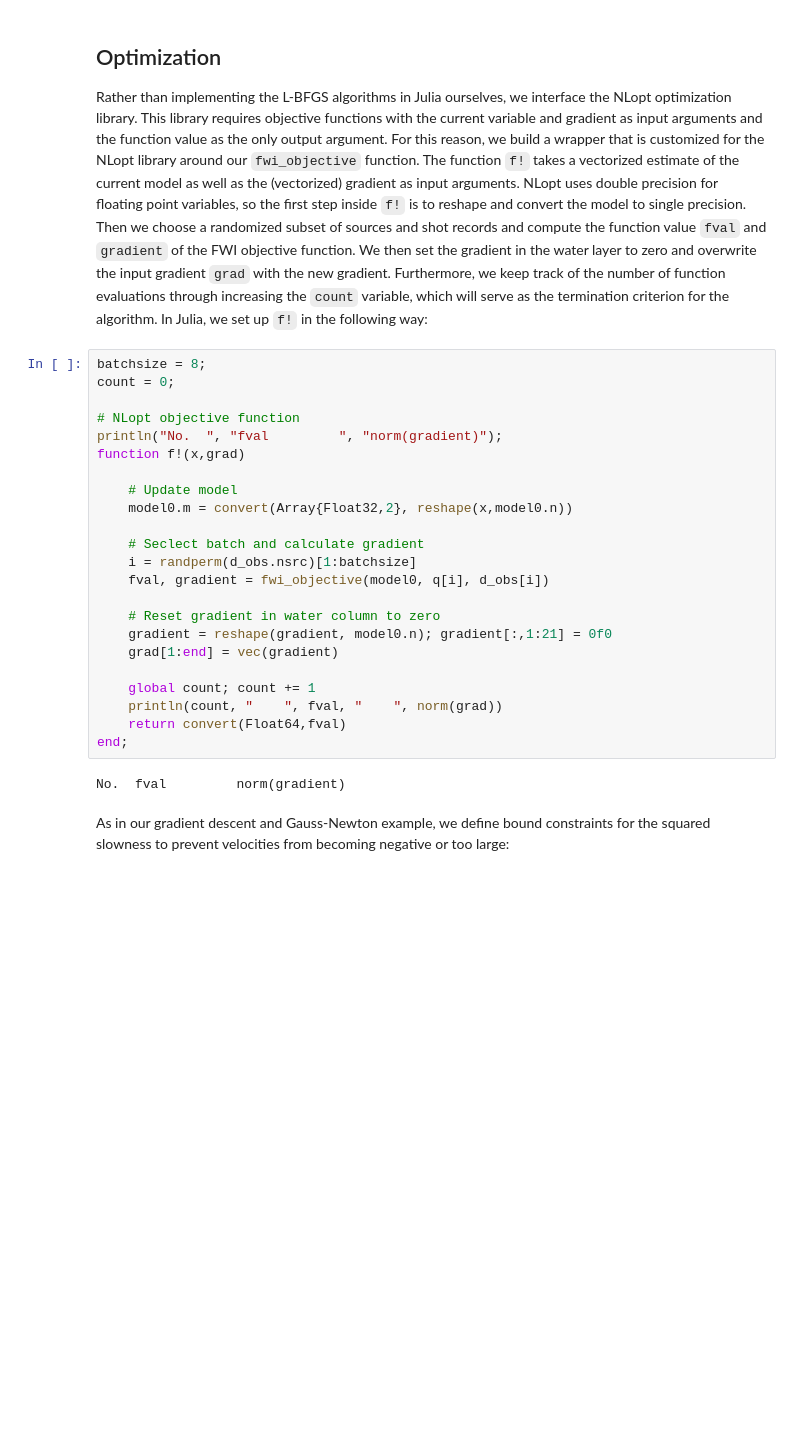
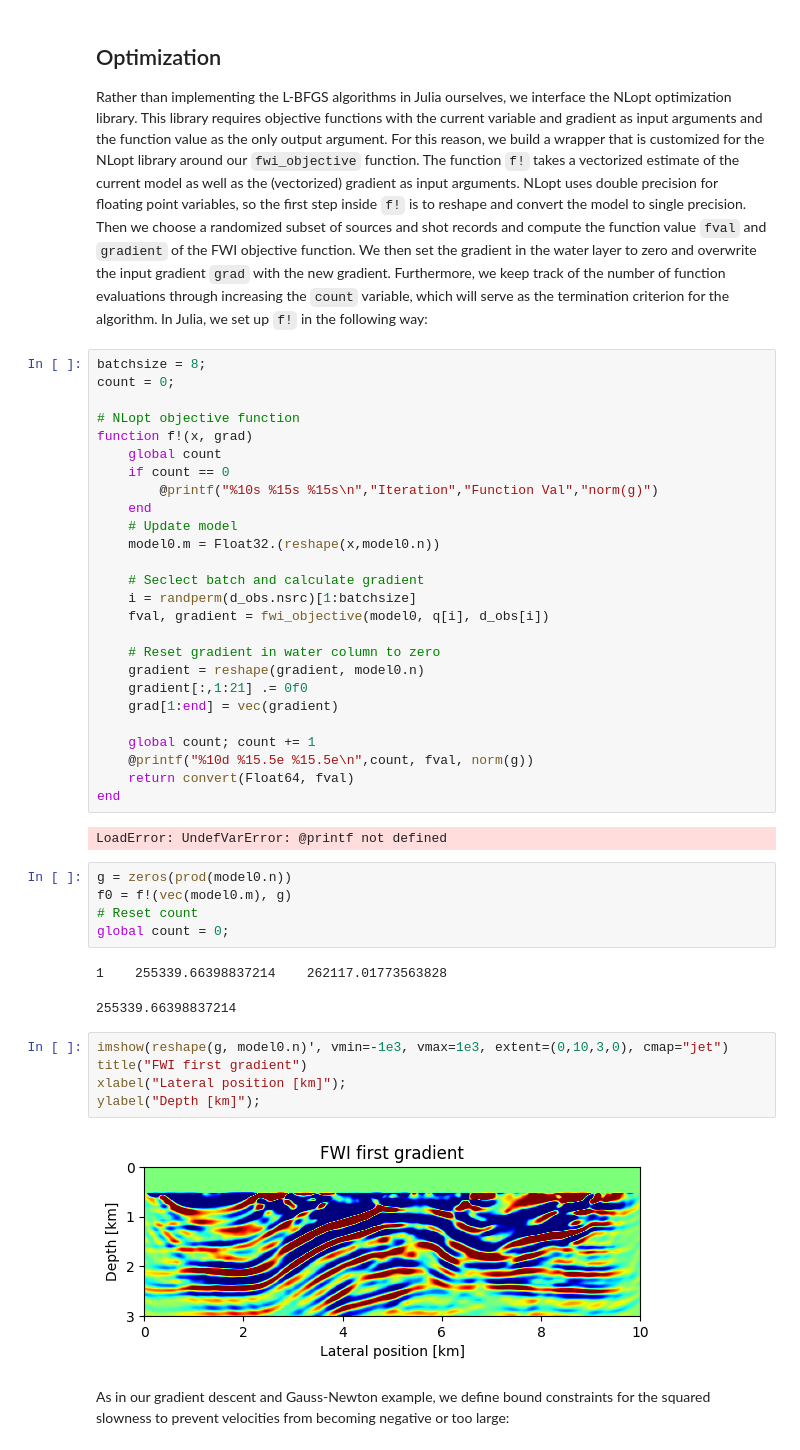
Before and after one commit to slimgroup/JUDI.jl, a Jupyter notebook: examples/notebooks/fwi_example_NLopt.ipynb, the cells around one changed output. Drawn from its saved outputs; the diff is of its cells as text; blank space fills up the shorter version.

```diff
--- a/examples/notebooks/fwi_example_NLopt.ipynb
+++ b/examples/notebooks/fwi_example_NLopt.ipynb
@@ -35,26 +60,44 @@ batchsize = 8;
 count = 0;
 
 # NLopt objective function
-println("No.  ", "fval         ", "norm(gradient)");
-function f!(x,grad)
-
+function f!(x, grad)
+    global count
+    if count == 0
+        @printf("%10s %15s %15s\n","Iteration","Function Val","norm(g)")
+    end
     # Update model
-    model0.m = convert(Array{Float32,2}, reshape(x,model0.n))
+    model0.m = Float32.(reshape(x,model0.n))
 
     # Seclect batch and calculate gradient
     i = randperm(d_obs.nsrc)[1:batchsize]
     fval, gradient = fwi_objective(model0, q[i], d_obs[i])
 
     # Reset gradient in water column to zero
-    gradient = reshape(gradient, model0.n); gradient[:,1:21] = 0f0
+    gradient = reshape(gradient, model0.n)
+    gradient[:,1:21] .= 0f0
     grad[1:end] = vec(gradient)
 
     global count; count += 1
-    println(count, "    ", fval, "    ", norm(grad))
-    return convert(Float64,fval)
-end;
+    @printf("%10d %15.5e %15.5e\n",count, fval, norm(g))
+    return convert(Float64, fval)
+end
 # %% [output]
-No.  fval         norm(gradient)
+LoadError: UndefVarError: @printf not defined
+# %%
+g = zeros(prod(model0.n))
+f0 = f!(vec(model0.m), g)
+# Reset count
+global count = 0;
+# %% [output]
+1    255339.66398837214    262117.01773563828
+255339.66398837214
+# %%
+imshow(reshape(g, model0.n)', vmin=-1e3, vmax=1e3, extent=(0,10,3,0), cmap="jet")
+title("FWI first gradient")
+xlabel("Lateral position [km]");
+ylabel("Depth [km]");
+# %% [output]
+[figure, added]
 # %% [markdown]
 As in our gradient descent and Gauss-Newton example, we define bound constraints for the squared slowness to prevent velocities from becoming negative or too large:
 # %%
```
Also changed, not shown: parts of 5 cells of this notebook, 3 other files.
